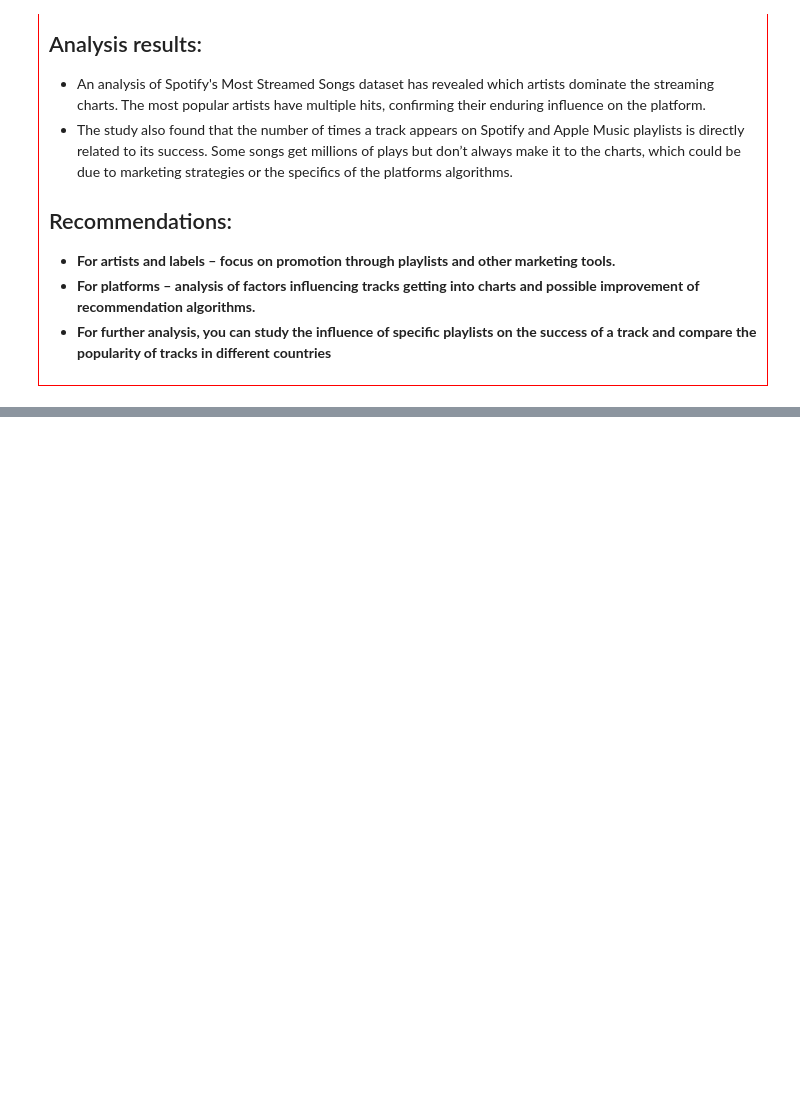
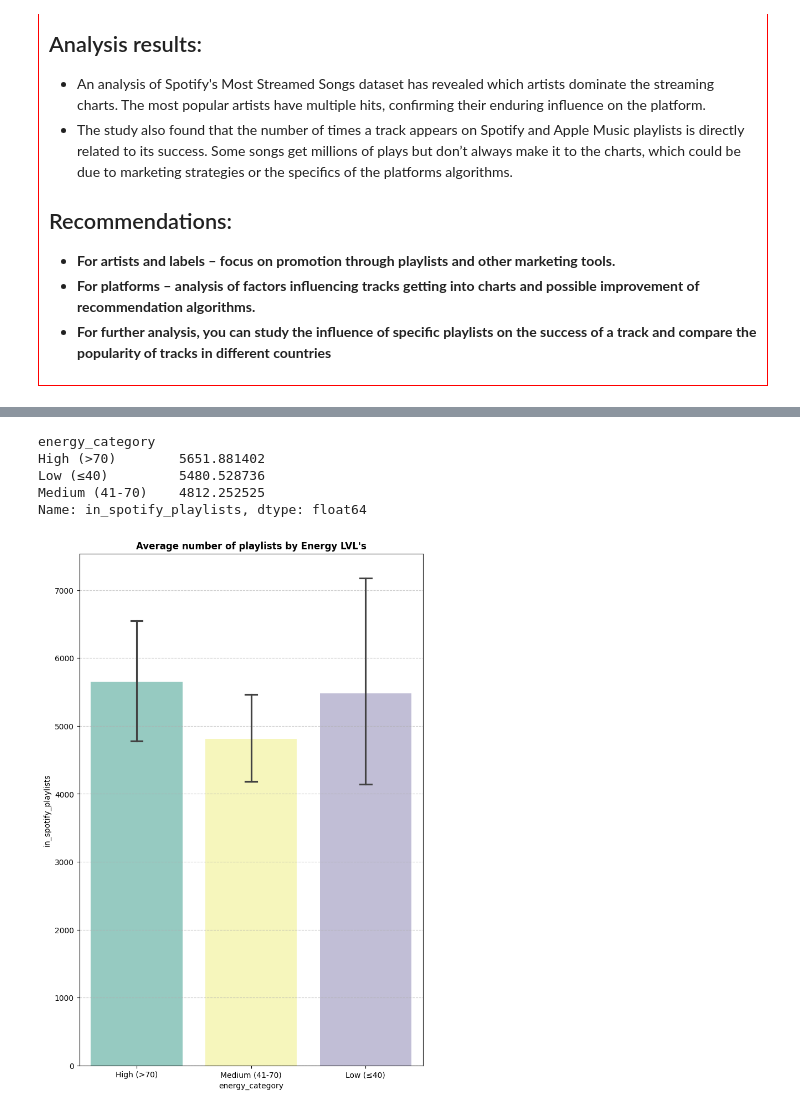
Before and after one commit to zizy2003/My-Projects, a Jupyter notebook: 2025_SpotifyMostStreamedSongs/project.ipynb, the cells around one changed output, grey strips where cells are left out. Cells and saved outputs as stored; diff of their text form; code cells hidden in the pictures; blank space fills up the shorter version.

```diff
--- a/2025_SpotifyMostStreamedSongs/project.ipynb
+++ b/2025_SpotifyMostStreamedSongs/project.ipynb
@@ -551,0 +678,28 @@ During the project, the task of data analysis was completed, with the aim of fin
+# %%
+def energy_distribution(energy_lvl):
+    if energy_lvl <= 40:
+        return "Low (≤40)"
+    elif energy_lvl <= 70:
+        return "Medium (41-70)"
+
+    else:
+        return "High (>70)"
+
+
+df['energy_category'] = df['energy_lvl'].apply(energy_distribution)
+
+print(df.groupby('energy_category')['in_spotify_playlists'].mean())
+
+
+plt.figure(figsize=(8,12))
+sns.barplot(x="energy_category" , y = "in_spotify_playlists" , data = df, estimator=np.mean , errorbar=('ci', 95) , capsize = 0.1, palette="Set3", legend=False  , hue = "energy_category")
+plt.title("Average number of playlists by Energy LVL's" , weight = 'bold')
+plt.grid(axis="y", linestyle="--", alpha=0.7)
+plt.show()
+# %% [output]
+energy_category
+High (>70)        5651.881402
+Low (≤40)         5480.528736
+Medium (41-70)    4812.252525
+Name: in_spotify_playlists, dtype: float64
+[figure, added]
```
Also changed, not shown: parts of 22 cells of this notebook.
